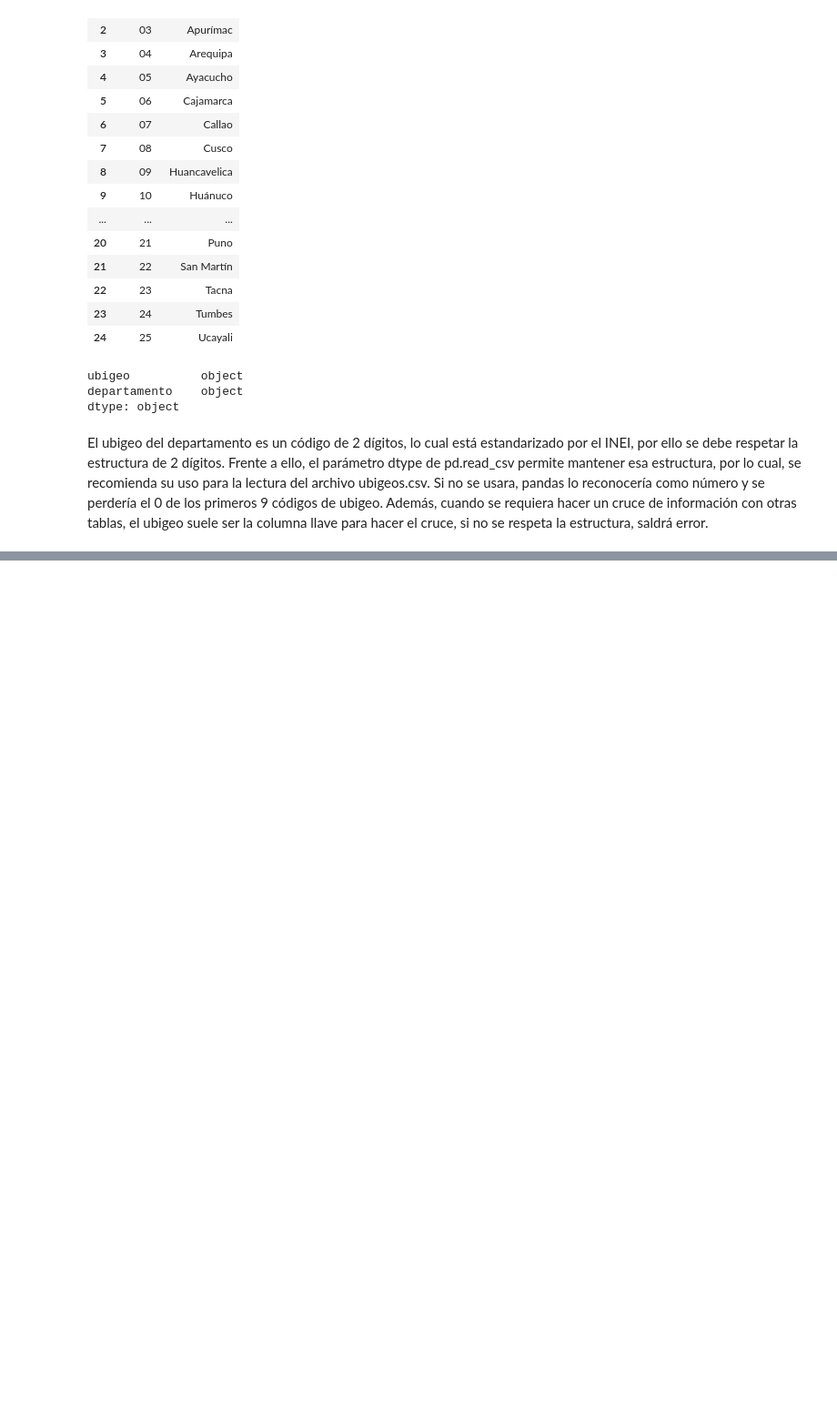
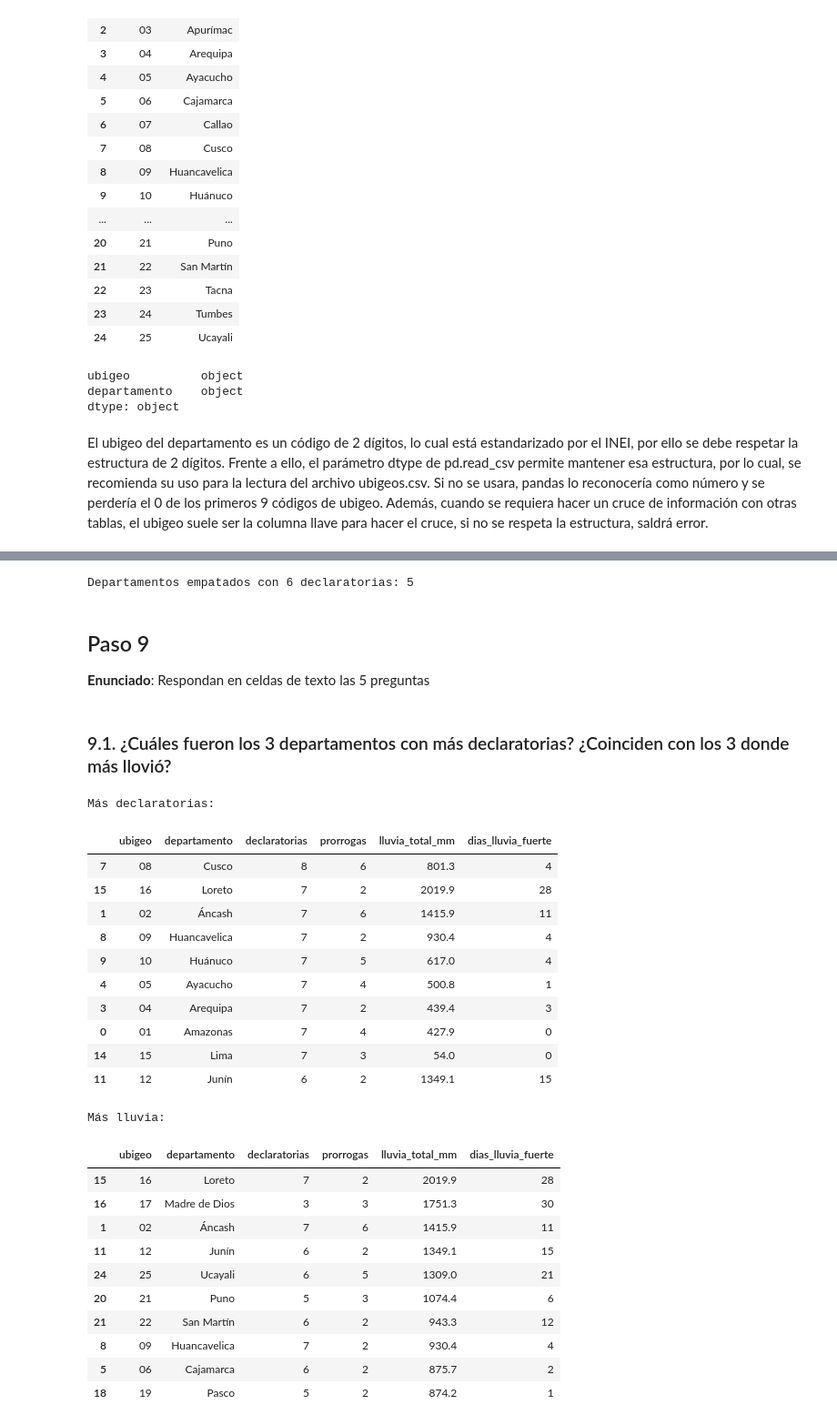
Before and after one commit to ximenapize/qlab_group12, a Jupyter notebook: assignment_2/cruce_analisis.ipynb, the cells around one changed output, grey strips where cells are left out. Shown at 91% size. Saved outputs shown, nothing was run; the diff lists cells and outputs as text; code cells hidden in the pictures; blank space fills up the shorter version.

```diff
--- a/assignment_2/cruce_analisis.ipynb
+++ b/assignment_2/cruce_analisis.ipynb
@@ -103,0 +306,75 @@ El ubigeo del departamento es un código de 2 dígitos, lo cual está estandariz
+# %%
+# Gráfico de barras: los 10 departamentos con más declaratorias.
+# Ojo: hay empates (8 departamentos tienen 7 declaratorias), así que para
+# desempatar ordenamos después por lluvia total, de mayor a menor.
+top10 = tabla_final.sort_values(
+    ["declaratorias", "lluvia_total_mm"], ascending=[False, False]
+).head(10)
+
+print("Departamentos empatados con", top10["declaratorias"].iloc[-1], "declaratorias:",
+      (tabla_final["declaratorias"] == top10["declaratorias"].iloc[-1]).sum())
+
+fig_barras = px.bar(
+    top10,
+    x="declaratorias",
+    y="departamento",
+    orientation="h",
+    text="declaratorias",
+    hover_data=["lluvia_total_mm", "prorrogas"],
+    labels={
+        "declaratorias": "Declaratorias de emergencia por lluvias",
+        "departamento": "",
+        "lluvia_total_mm": "Lluvia total (mm)",
+        "prorrogas": "Prórrogas",
+    },
+    title="Los 10 departamentos con más declaratorias (enero–mayo 2025)",
+    template="plotly_white",
+)
+fig_barras.update_traces(marker_color="#2a78d6", textposition="outside")
+# El primero de la lista arriba
+fig_barras.update_layout(height=500, yaxis=dict(autorange="reversed"), xaxis=dict(dtick=1))
+fig_barras.show()
+# %% [output]
+Departamentos empatados con 6 declaratorias: 5
+# %% [markdown]
+## Paso 9
+
+**Enunciado**: Respondan en celdas de texto las 5 preguntas
+# %% [markdown]
+### 9.1. ¿Cuáles fueron los 3 departamentos con más declaratorias? ¿Coinciden con los 3 donde más llovió?
+# %%
+# Primero ordenamos las columnas (una sola vez)
+resumen = tabla_final[["ubigeo", "departamento", "declaratorias", "prorrogas",
+                       "lluvia_total_mm", "dias_lluvia_fuerte"]]
+
+# 9.1 Los que tienen más declaratorias y los que tienen más lluvia
+print("Más declaratorias:")
+display(resumen.sort_values(["declaratorias", "lluvia_total_mm"], ascending=False).head(10))
+
+print("Más lluvia:")
+display(resumen.sort_values("lluvia_total_mm", ascending=False).head(10))
+# %% [output]
+Más declaratorias:
+|  | ubigeo | departamento | declaratorias | prorrogas | lluvia_total_mm | dias_lluvia_fuerte |
+| 7 | 08 | Cusco | 8 | 6 | 801.3 | 4 |
+| 15 | 16 | Loreto | 7 | 2 | 2019.9 | 28 |
+| 1 | 02 | Áncash | 7 | 6 | 1415.9 | 11 |
+| 8 | 09 | Huancavelica | 7 | 2 | 930.4 | 4 |
+| 9 | 10 | Huánuco | 7 | 5 | 617.0 | 4 |
+| 4 | 05 | Ayacucho | 7 | 4 | 500.8 | 1 |
+| 3 | 04 | Arequipa | 7 | 2 | 439.4 | 3 |
+| 0 | 01 | Amazonas | 7 | 4 | 427.9 | 0 |
+| 14 | 15 | Lima | 7 | 3 | 54.0 | 0 |
+| 11 | 12 | Junín | 6 | 2 | 1349.1 | 15 |
+Más lluvia:
+|  | ubigeo | departamento | declaratorias | prorrogas | lluvia_total_mm | dias_lluvia_fuerte |
+| 15 | 16 | Loreto | 7 | 2 | 2019.9 | 28 |
+| 16 | 17 | Madre de Dios | 3 | 3 | 1751.3 | 30 |
+| 1 | 02 | Áncash | 7 | 6 | 1415.9 | 11 |
+| 11 | 12 | Junín | 6 | 2 | 1349.1 | 15 |
+| 24 | 25 | Ucayali | 6 | 5 | 1309.0 | 21 |
+| 20 | 21 | Puno | 5 | 3 | 1074.4 | 6 |
+| 21 | 22 | San Martín | 6 | 2 | 943.3 | 12 |
+| 8 | 09 | Huancavelica | 7 | 2 | 930.4 | 4 |
+| 5 | 06 | Cajamarca | 6 | 2 | 875.7 | 2 |
+| 18 | 19 | Pasco | 5 | 2 | 874.2 | 1 |
```
Also changed, not shown: parts of 28 cells of this notebook, 1 other file.
